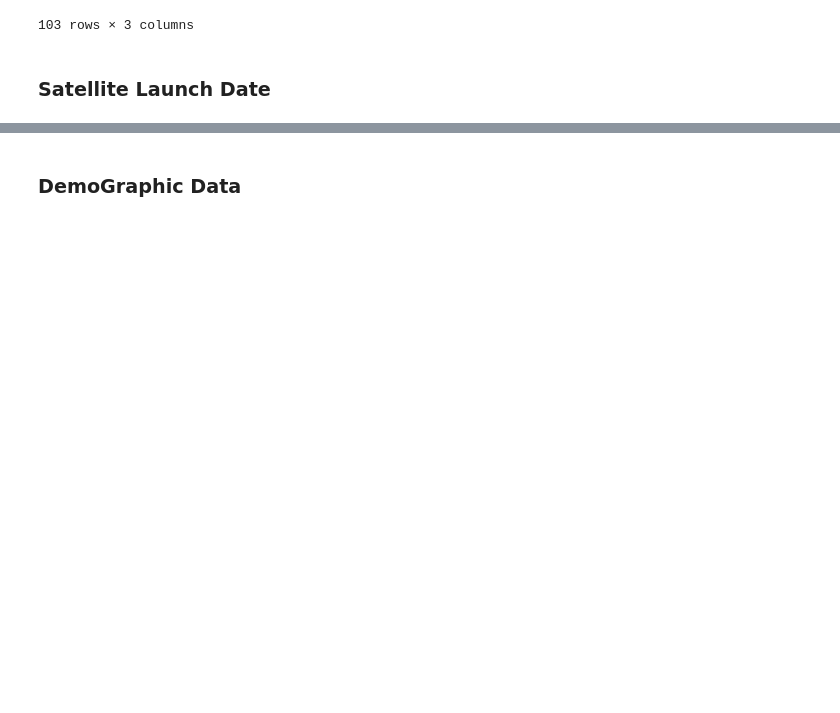
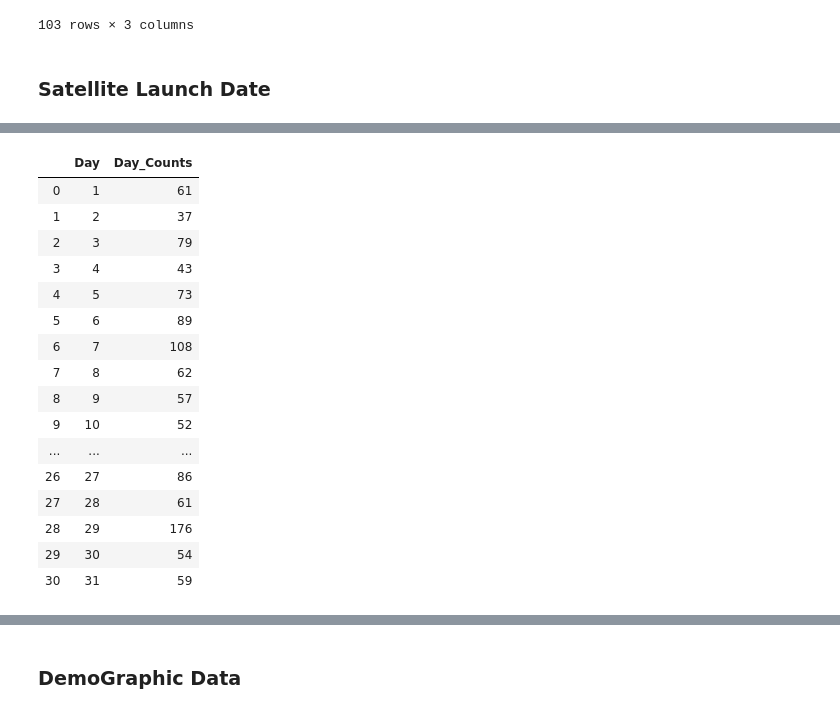
Before and after one commit to henryle-n/Global-Satellite-Launches, a Jupyter notebook: ETL.ipynb, the cells around one changed output, grey strips where cells are left out. Drawn from its saved outputs; the diff is of its cells as text; code cells hidden in the pictures; blank space fills up the shorter version.

```diff
--- a/ETL.ipynb
+++ b/ETL.ipynb
@@ -168 +178,25 @@ Launch_Date = df[["Orig_Sequence", "Launch_Date", "Launch_Day", "Launch_Month","
 Launch_Date.to_csv(os.path.join("Data", "Launch_Date.csv"), index=False)
+# %%
+day_counts = pd.DataFrame(Launch_Date['Launch_Day'].value_counts())
+day_counts.sort_index(inplace=True, ascending=True)
+day_counts.reset_index(inplace=True)
+day_counts.rename(columns={"index": "Day", "Launch_Day" : "Day_Counts"}, inplace=True)
+day_counts
+# %% [output]
+|  | Day | Day_Counts |
+| 0 | 1 | 61 |
+| 1 | 2 | 37 |
+| 2 | 3 | 79 |
+| 3 | 4 | 43 |
+| 4 | 5 | 73 |
+| 5 | 6 | 89 |
+| 6 | 7 | 108 |
+| 7 | 8 | 62 |
+| 8 | 9 | 57 |
+| 9 | 10 | 52 |
+| ... | ... | ... |
+| 26 | 27 | 86 |
+| 27 | 28 | 61 |
+| 28 | 29 | 176 |
+| 29 | 30 | 54 |
+| 30 | 31 | 59 |
```
Also changed, not shown: parts of 7 cells of this notebook, 8 other files.
